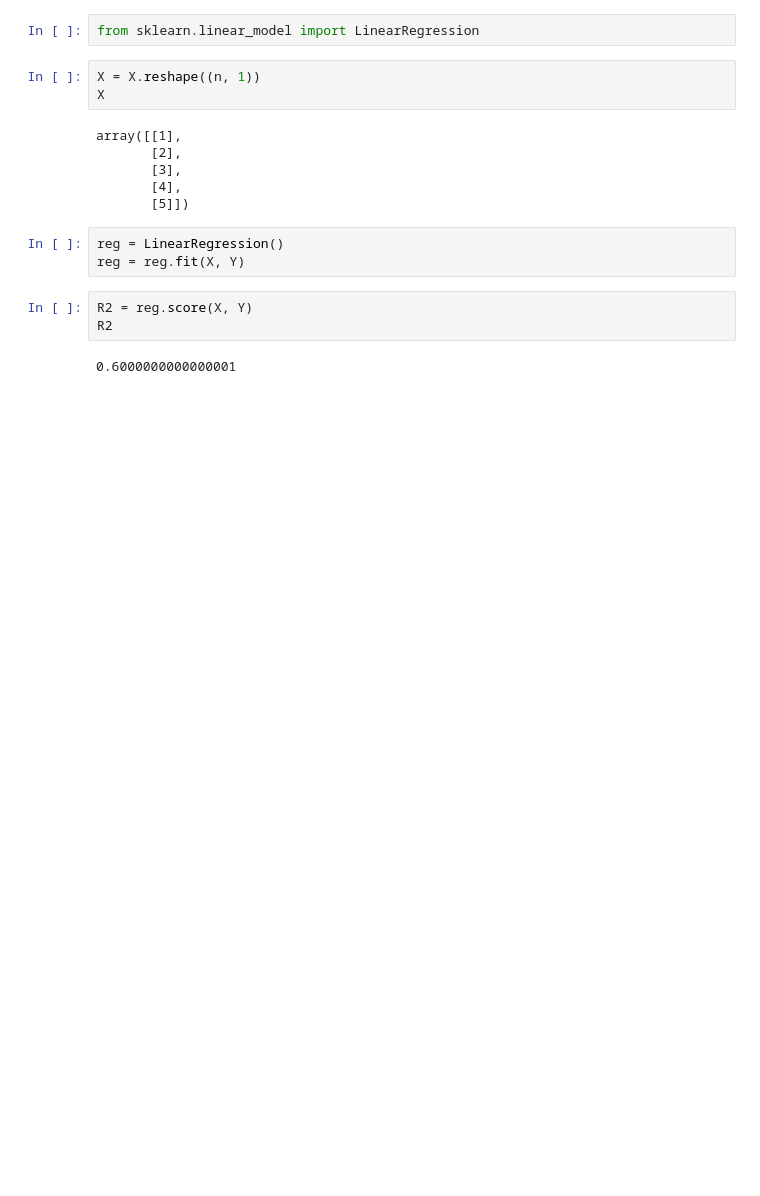
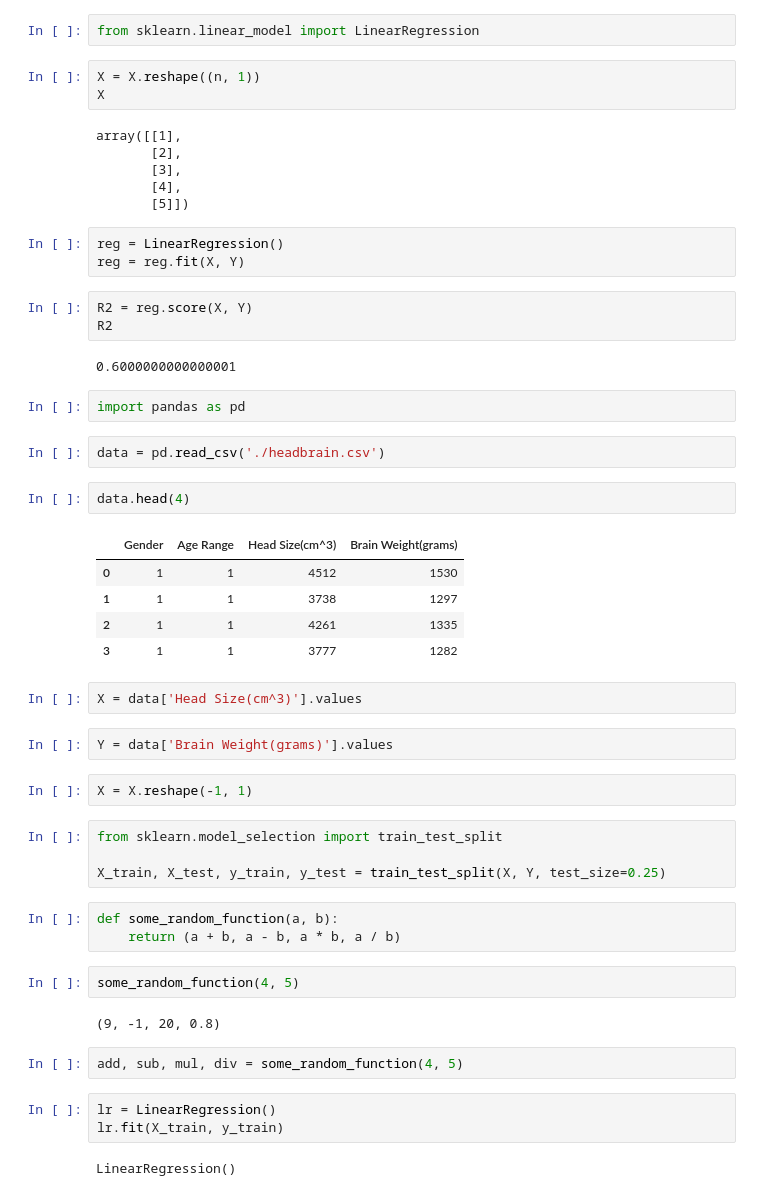
Before and after one commit to sjsjsmsmsj/DATASCIENCE, a Jupyter notebook: LinearRegression/linearRegression.ipynb, the cells around one changed output. Saved outputs shown, nothing was run; the diff lists cells and outputs as text; blank space fills up the shorter version.

```diff
--- a/LinearRegression/linearRegression.ipynb
+++ b/LinearRegression/linearRegression.ipynb
@@ -90,3 +90,39 @@ R2 = reg.score(X, Y)
 R2
 # %% [output]
 0.6000000000000001
+# %%
+import pandas as pd
+# %%
+data = pd.read_csv('./headbrain.csv')
+# %%
+data.head(4)
+# %% [output]
+|  | Gender | Age Range | Head Size(cm^3) | Brain Weight(grams) |
+| 0 | 1 | 1 | 4512 | 1530 |
+| 1 | 1 | 1 | 3738 | 1297 |
+| 2 | 1 | 1 | 4261 | 1335 |
+| 3 | 1 | 1 | 3777 | 1282 |
+# %%
+X = data['Head Size(cm^3)'].values
+# %%
+Y = data['Brain Weight(grams)'].values
+# %%
+X = X.reshape(-1, 1)
+# %%
+from sklearn.model_selection import train_test_split
+
+X_train, X_test, y_train, y_test = train_test_split(X, Y, test_size=0.25)
+# %%
+def some_random_function(a, b):
+    return (a + b, a - b, a * b, a / b)
+# %%
+some_random_function(4, 5)
+# %% [output]
+(9, -1, 20, 0.8)
+# %%
+add, sub, mul, div = some_random_function(4, 5)
+# %%
+lr = LinearRegression()
+lr.fit(X_train, y_train)
+# %% [output]
+LinearRegression()
```
Also changed, not shown: parts of 4 cells of this notebook, 5 other files.
